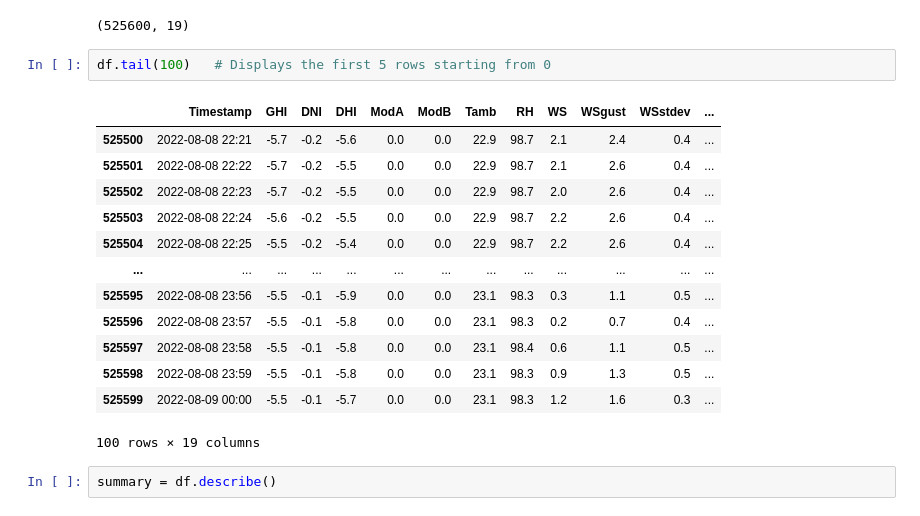
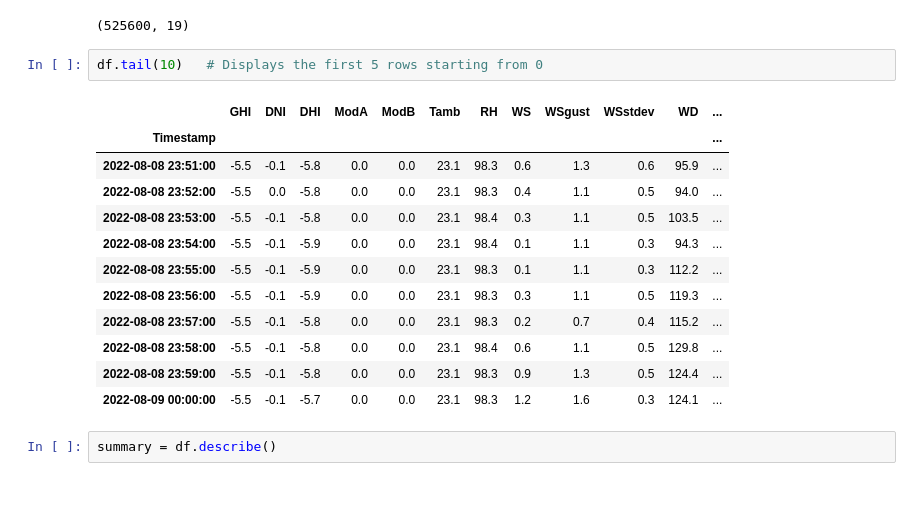
Before and after one commit to Tsegaye16/10-Accademy-week-0, a Jupyter notebook: notebooks/eda_for_benin.ipynb, the cells around one changed output. Saved outputs shown, nothing was run; the diff lists cells and outputs as text.

```diff
--- a/notebooks/eda_for_benin.ipynb
+++ b/notebooks/eda_for_benin.ipynb
@@ -37,21 +39,20 @@ df.shape
 # %% [output]
 (525600, 19)
 # %%
-df.tail(100)   # Displays the first 5 rows starting from 0
+df.tail(10)   # Displays the first 5 rows starting from 0
 # %% [output]
-|  | Timestamp | GHI | DNI | DHI | ModA | ModB | Tamb | RH | WS | WSgust | WSstdev | ... |
-| 525500 | 2022-08-08 22:21 | -5.7 | -0.2 | -5.6 | 0.0 | 0.0 | 22.9 | 98.7 | 2.1 | 2.4 | 0.4 | ... |
-| 525501 | 2022-08-08 22:22 | -5.7 | -0.2 | -5.5 | 0.0 | 0.0 | 22.9 | 98.7 | 2.1 | 2.6 | 0.4 | ... |
-| 525502 | 2022-08-08 22:23 | -5.7 | -0.2 | -5.5 | 0.0 | 0.0 | 22.9 | 98.7 | 2.0 | 2.6 | 0.4 | ... |
-| 525503 | 2022-08-08 22:24 | -5.6 | -0.2 | -5.5 | 0.0 | 0.0 | 22.9 | 98.7 | 2.2 | 2.6 | 0.4 | ... |
-| 525504 | 2022-08-08 22:25 | -5.5 | -0.2 | -5.4 | 0.0 | 0.0 | 22.9 | 98.7 | 2.2 | 2.6 | 0.4 | ... |
-| ... | ... | ... | ... | ... | ... | ... | ... | ... | ... | ... | ... | ... |
-| 525595 | 2022-08-08 23:56 | -5.5 | -0.1 | -5.9 | 0.0 | 0.0 | 23.1 | 98.3 | 0.3 | 1.1 | 0.5 | ... |
-| 525596 | 2022-08-08 23:57 | -5.5 | -0.1 | -5.8 | 0.0 | 0.0 | 23.1 | 98.3 | 0.2 | 0.7 | 0.4 | ... |
-| 525597 | 2022-08-08 23:58 | -5.5 | -0.1 | -5.8 | 0.0 | 0.0 | 23.1 | 98.4 | 0.6 | 1.1 | 0.5 | ... |
-| 525598 | 2022-08-08 23:59 | -5.5 | -0.1 | -5.8 | 0.0 | 0.0 | 23.1 | 98.3 | 0.9 | 1.3 | 0.5 | ... |
-| 525599 | 2022-08-09 00:00 | -5.5 | -0.1 | -5.7 | 0.0 | 0.0 | 23.1 | 98.3 | 1.2 | 1.6 | 0.3 | ... |
+|  | GHI | DNI | DHI | ModA | ModB | Tamb | RH | WS | WSgust | WSstdev | WD | ... |
+| Timestamp |  |  |  |  |  |  |  |  |  |  |  | ... |
+| 2022-08-08 23:51:00 | -5.5 | -0.1 | -5.8 | 0.0 | 0.0 | 23.1 | 98.3 | 0.6 | 1.3 | 0.6 | 95.9 | ... |
+| 2022-08-08 23:52:00 | -5.5 | 0.0 | -5.8 | 0.0 | 0.0 | 23.1 | 98.3 | 0.4 | 1.1 | 0.5 | 94.0 | ... |
+| 2022-08-08 23:53:00 | -5.5 | -0.1 | -5.8 | 0.0 | 0.0 | 23.1 | 98.4 | 0.3 | 1.1 | 0.5 | 103.5 | ... |
+| 2022-08-08 23:54:00 | -5.5 | -0.1 | -5.9 | 0.0 | 0.0 | 23.1 | 98.4 | 0.1 | 1.1 | 0.3 | 94.3 | ... |
+| 2022-08-08 23:55:00 | -5.5 | -0.1 | -5.9 | 0.0 | 0.0 | 23.1 | 98.3 | 0.1 | 1.1 | 0.3 | 112.2 | ... |
+| 2022-08-08 23:56:00 | -5.5 | -0.1 | -5.9 | 0.0 | 0.0 | 23.1 | 98.3 | 0.3 | 1.1 | 0.5 | 119.3 | ... |
+| 2022-08-08 23:57:00 | -5.5 | -0.1 | -5.8 | 0.0 | 0.0 | 23.1 | 98.3 | 0.2 | 0.7 | 0.4 | 115.2 | ... |
+| 2022-08-08 23:58:00 | -5.5 | -0.1 | -5.8 | 0.0 | 0.0 | 23.1 | 98.4 | 0.6 | 1.1 | 0.5 | 129.8 | ... |
+| 2022-08-08 23:59:00 | -5.5 | -0.1 | -5.8 | 0.0 | 0.0 | 23.1 | 98.3 | 0.9 | 1.3 | 0.5 | 124.4 | ... |
+| 2022-08-09 00:00:00 | -5.5 | -0.1 | -5.7 | 0.0 | 0.0 | 23.1 | 98.3 | 1.2 | 1.6 | 0.3 | 124.1 | ... |
-100 rows × 19 columns
 # %%
 summary = df.describe()
 # %%
```
Also changed, not shown: parts of 29 cells of this notebook.
